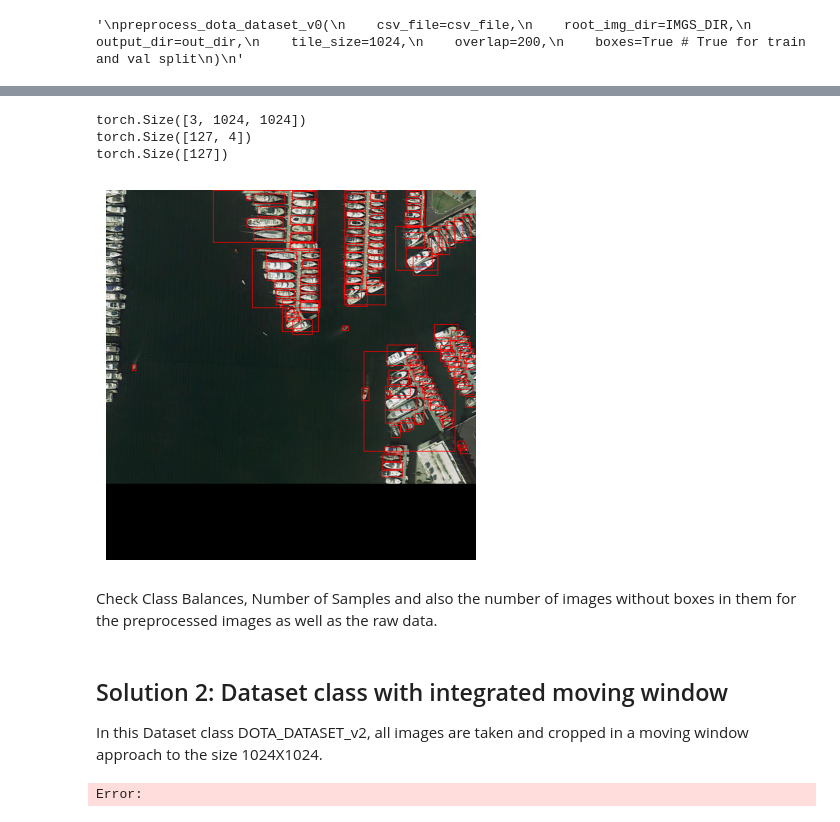
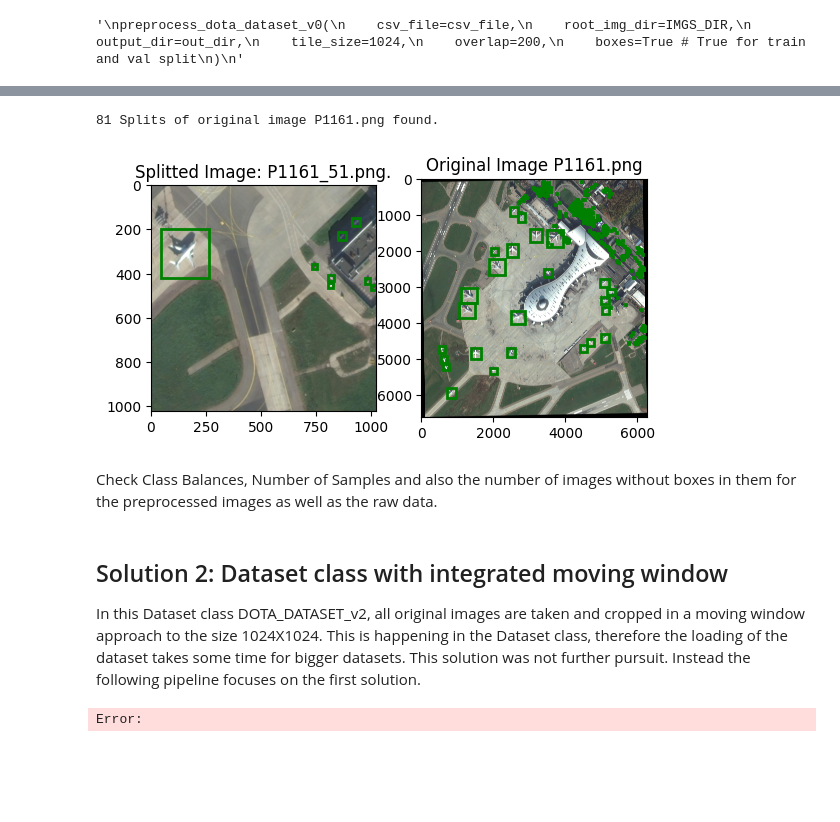
Before and after one commit to Siedrid/DOTA-Net, a Jupyter notebook: code/01-DOTA_explore_Dataset.ipynb, the cells around one changed output, grey strips where cells are left out. Saved outputs shown, nothing was run; the diff lists cells and outputs as text; code cells hidden in the pictures; blank space fills up the shorter version.

Commit message:
split visualization, working sbatch script with cuda

```diff
--- a/code/01-DOTA_explore_Dataset.ipynb
+++ b/code/01-DOTA_explore_Dataset.ipynb
@@ -28,8 +28,8 @@ sys.path.append('/dss/dsshome1/0A/di38tac/DOTA-Net/code')
 from utils.dataset import DOTA_DATASET_v2, plot_image_with_boxes
 from utils.training import train, validate
 # %%
-DOTA_SET = 'dota-subset' # possible values: dota-subset, dota
-SPLIT = 'test-dev' # possible values: train, val, test-dev
+DOTA_SET = 'dota' # possible values: dota-subset, dota
+SPLIT = 'train' # possible values: train, val, test-dev
 
 ROOT = Path("/dss/dsstbyfs02/pn49ci/pn49ci-dss-0022")
 DATA_ROOT = ROOT / 'data'
@@ -38,7 +38,6 @@ DOTA_ROOT = DATA_ROOT / DOTA_SET
 META_FILE = DOTA_ROOT / 'meta.json'
 LABELS_DIR = DOTA_ROOT / SPLIT / 'ann'
 IMGS_DIR = DOTA_ROOT / SPLIT / 'img'
-CSV_DIR = Path(f'/dss/dsshome1/0A/di38tac/DOTA-Net/Data/csv-files/{DOTA_SET}')
 csv_file = DOTA_ROOT / f'{SPLIT}_split.csv'
 
 USER = "di38tac"
@@ -172,26 +77,19 @@ ax[1].imshow(img_org)
-# %%
-from utils.dataset import DOTA_preprocessed
-preprocessed_dir = USER_PATH / "DATA"/ "SlidingWindow" / DOTA_SET
-
-dataset = DOTA_preprocessed(csv_file=preprocessed_dir / SPLIT / "ann" / "annotations.csv",
-                            root_img_dir=preprocessed_dir / SPLIT / "img",
-                            transform=None)
-
-image, target = dataset[5]
-print(image.shape)
-print(target['boxes'].shape)
-print(target['labels'].shape)
-plot_image_with_boxes(image, target['boxes'])
-# %% [output]
-torch.Size([3, 1024, 1024])
-torch.Size([127, 4])
-torch.Size([127])
-[figure, removed]
+# %%
+from utils.visualization import plot_org_and_split
+plot_org_and_split(
+    img_name= "P1161.png",
+    DOTA_ROOT = DOTA_ROOT,
+    DOTA_PREP_ROOT = USER_PATH / "DATA"/ "SlidingWindow" / DOTA_SET,
+    SPLIT = 'train'
+)
+# %% [output]
+81 Splits of original image P1161.png found.
+[figure, added]
 # %% [markdown]
 Check Class Balances, Number of Samples and also the number of images without boxes in them for the preprocessed images as well as the raw data.
 # %% [markdown]
 ## Solution 2: Dataset class with integrated moving window
-In this Dataset class DOTA_DATASET_v2, all images are taken and cropped in a moving window approach to the size 1024X1024.
+In this Dataset class DOTA_DATASET_v2, all original images are taken and cropped in a moving window approach to the size 1024X1024. This is happening in the Dataset class, therefore the loading of the dataset takes some time for bigger datasets. This solution was not further pursuit. Instead the following pipeline focuses on the first solution.
 # %%
 dataset = DOTA_DATASET_v2(csv_file=csv_file, root_img_dir=IMGS_DIR, tile_size=1024, overlap=200)
 image, target = dataset[2]  # Get the first tile
```
Also changed, not shown: parts of 7 cells of this notebook, 3 other files.
